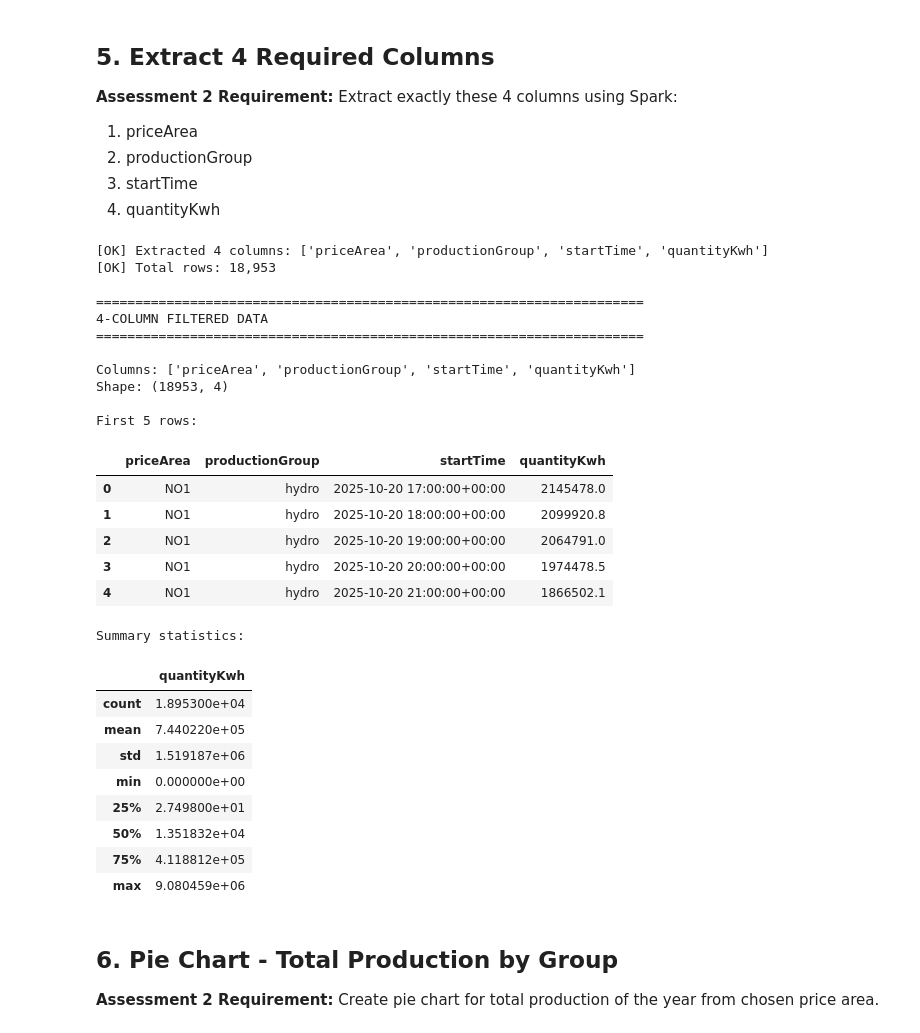
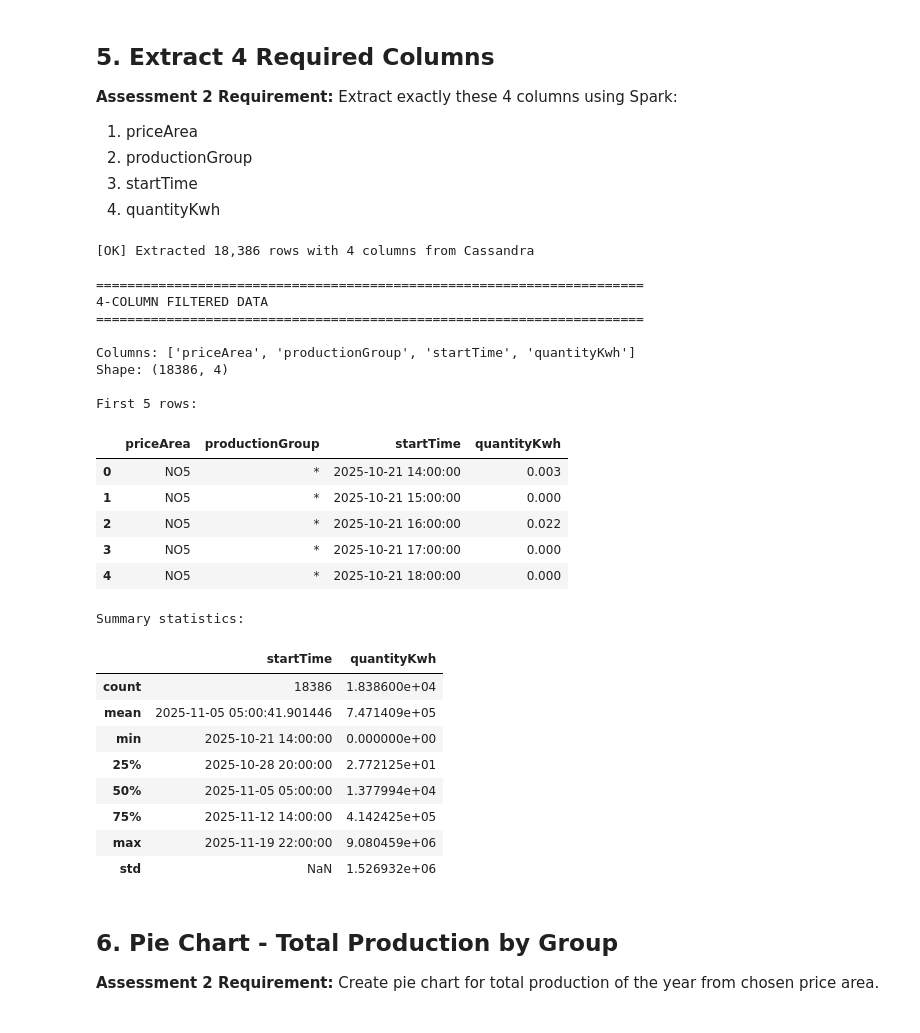
Before and after one commit to isma-ds/ind320-portfolio-isma, a Jupyter notebook: notebooks/IND320_Assignment2_Complete.ipynb, the cells around one changed output. Cells and saved outputs as stored; diff of their text form; code cells hidden in the pictures.

```diff
--- a/notebooks/IND320_Assignment2_Complete.ipynb
+++ b/notebooks/IND320_Assignment2_Complete.ipynb
@@ -239,6 +256,23 @@ if CASSANDRA_AVAILABLE:
     # Convert Pandas to Spark DataFrame
     df_spark = spark.createDataFrame(df_api_clean)
 
+    # Rename columns to match Cassandra schema (lowercase)
+    df_spark = df_spark.withColumnRenamed('priceArea', 'pricearea') \
+                       .withColumnRenamed('productionGroup', 'productiongroup') \
+                       .withColumnRenamed('startTime', 'starttime') \
+                       .withColumnRenamed('quantityKwh', 'quantitykwh')
+
+    # Drop columns that are not in the Cassandra table schema
+    df_spark = df_spark.drop('endTime', 'lastUpdatedTime')
+
+
+    # Rename columns to match Cassandra schema (lowercase)
+    df_spark = df_spark.withColumnRenamed('priceArea', 'pricearea') \
+                       .withColumnRenamed('productionGroup', 'productiongroup') \
+                       .withColumnRenamed('startTime', 'starttime') \
+                       .withColumnRenamed('quantityKwh', 'quantitykwh')
+
+
     print(f"[OK] Created Spark DataFrame with {len(df_api_clean):,} rows")
     print()
 
@@ -288,7 +343,10 @@ if CASSANDRA_AVAILABLE:
     )
 
     # Convert to Pandas for further analysis
+    # Enable Arrow for faster and safer conversion
+    spark.conf.set('spark.sql.execution.arrow.pyspark.enabled', 'true')
     df_final = df_filtered.toPandas()
+    spark.conf.set('spark.sql.execution.arrow.pyspark.enabled', 'false')
 
     # Rename to match original schema
     df_final.columns = ['priceArea', 'productionGroup', 'startTime', 'quantityKwh']
@@ -300,51 +358,50 @@ if CASSANDRA_AVAILABLE:
 else:
     # Simulated: Extract 4 columns directly from API data
     df_final = df_api[['priceArea', 'productionGroup', 'startTime', 'quantityKwh']].copy()
 
     print(f"[OK] Extracted 4 columns: {df_final.columns.tolist()}")
     print(f"[OK] Total rows: {len(df_final):,}")
     print()
 
 print("="*70)
 print("4-COLUMN FILTERED DATA")
 print("="*70)
 print()
 print("Columns:", df_final.columns.tolist())
 print(f"Shape: {df_final.shape}")
 print()
 print("First 5 rows:")
 display(df_final.head())
 print()
 print("Summary statistics:")
 display(df_final.describe())
 # %% [output]
-[OK] Extracted 4 columns: ['priceArea', 'productionGroup', 'startTime', 'quantityKwh']
-[OK] Total rows: 18,953
+[OK] Extracted 18,386 rows with 4 columns from Cassandra
 
 ======================================================================
 4-COLUMN FILTERED DATA
 ======================================================================
 
 Columns: ['priceArea', 'productionGroup', 'startTime', 'quantityKwh']
-Shape: (18953, 4)
+Shape: (18386, 4)
 
 First 5 rows:
 |  | priceArea | productionGroup | startTime | quantityKwh |
-| 0 | NO1 | hydro | 2025-10-20 17:00:00+00:00 | 2145478.0 |
-| 1 | NO1 | hydro | 2025-10-20 18:00:00+00:00 | 2099920.8 |
-| 2 | NO1 | hydro | 2025-10-20 19:00:00+00:00 | 2064791.0 |
-| 3 | NO1 | hydro | 2025-10-20 20:00:00+00:00 | 1974478.5 |
-| 4 | NO1 | hydro | 2025-10-20 21:00:00+00:00 | 1866502.1 |
+| 0 | NO5 | * | 2025-10-21 14:00:00 | 0.003 |
+| 1 | NO5 | * | 2025-10-21 15:00:00 | 0.000 |
+| 2 | NO5 | * | 2025-10-21 16:00:00 | 0.022 |
+| 3 | NO5 | * | 2025-10-21 17:00:00 | 0.000 |
+| 4 | NO5 | * | 2025-10-21 18:00:00 | 0.000 |
 Summary statistics:
-|  | quantityKwh |
-| count | 1.895300e+04 |
-| mean | 7.440220e+05 |
-| std | 1.519187e+06 |
-| min | 0.000000e+00 |
-| 25% | 2.749800e+01 |
-| 50% | 1.351832e+04 |
-| 75% | 4.118812e+05 |
-| max | 9.080459e+06 |
+|  | startTime | quantityKwh |
+| count | 18386 | 1.838600e+04 |
+| mean | 2025-11-05 05:00:41.901446 | 7.471409e+05 |
+| min | 2025-10-21 14:00:00 | 0.000000e+00 |
+| 25% | 2025-10-28 20:00:00 | 2.772125e+01 |
+| 50% | 2025-11-05 05:00:00 | 1.377994e+04 |
+| 75% | 2025-11-12 14:00:00 | 4.142425e+05 |
+| max | 2025-11-19 22:00:00 | 9.080459e+06 |
+| std | NaN | 1.526932e+06 |
 # %% [markdown]
 ## 6. Pie Chart - Total Production by Group
 
```
Also changed, not shown: parts of 9 cells of this notebook, 6 other files.
